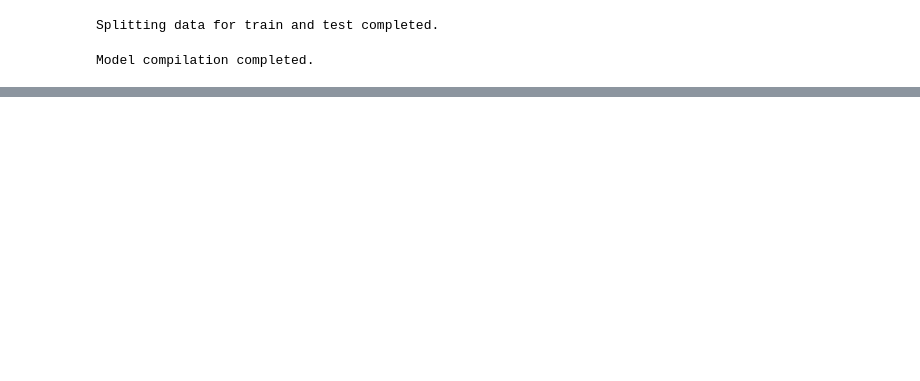
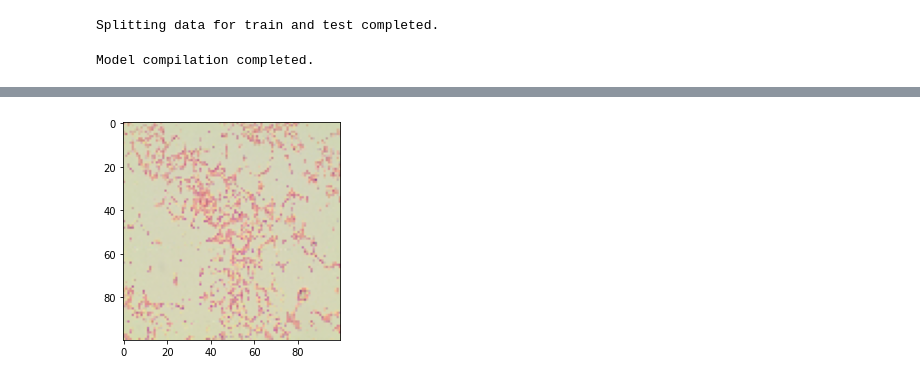
Before and after one commit to Soni-20/BACTERIAL-IMAGE-CLASSIFICATION, a Jupyter notebook: resnet50.ipynb, the cells around one changed output, grey strips where cells are left out. Drawn from its saved outputs; the diff is of its cells as text; code cells hidden in the pictures; blank space fills up the shorter version.

```diff
--- a/resnet50.ipynb
+++ b/resnet50.ipynb
@@ -156,7 +175,7 @@ flatten=layers.Flatten()(last_layer)
 # dense1=layers.Dense(100,activation='relu')(flatten)
 
 # Add dense layer to the final output layer
-output_layer=layers.Dense(27,activation='softmax')(flatten)
+output_layer=layers.Dense(29,activation='softmax')(flatten)
 
 # Creating modle with input and output layer
 model=models.Model(inputs=input_layer,outputs=output_layer)
@@ -211,7 +230,7 @@ ________________________________________________________________________________
 # Train the Model
 
 from sklearn.model_selection import train_test_split
-xtrain, xtest, ytrain, ytest = train_test_split(x,y,test_size=0.2,random_state=5)
+xtrain, xtest, ytrain, ytest = train_test_split(x,y,test_size=0.5,random_state=5)
 # print(xtrain)
 # print(xtest)
 # print(ytrain)
@@ -231,7 +250,7 @@ Model compilation completed.
 # %%
 # Fit the Model
 
-model.fit(xtrain,ytrain,epochs=20,batch_size=64,verbose=True,validation_data=(xtest,ytest))
+model.fit(xtrain,ytrain,epochs=10,batch_size=64,verbose=True,validation_data=(xtest,ytest))
 
 print("Fitting the model completed.")
 # %% [output]
@@ -254 +273,12 @@ Epoch 20/20
 Fitting the model completed.
+# %%
+# This function helps to predict individual image supplied to it
+def predict(img_name):
+    img=image.load_img(img_name,target_size=(100,100))
+    img=image.img_to_array(img)
+    plt.imshow(img.astype('int32'))
+    plt.show()
+    img=resnet50.preprocess_input(img)
+    prediction=model.predict(img.reshape(1,100,100,3))
+    output=np.argmax(prediction)
+    print(class_names[output])
@@ -344,0 +444,4 @@ for img in x:
+# %%
+predict('/content/drive/MyDrive/TEST/Acinetobacter.baumanii_0001 (1).jpg')
+# %% [output]
+[figure, added]
```
Also changed, not shown: parts of 16 cells of this notebook.
